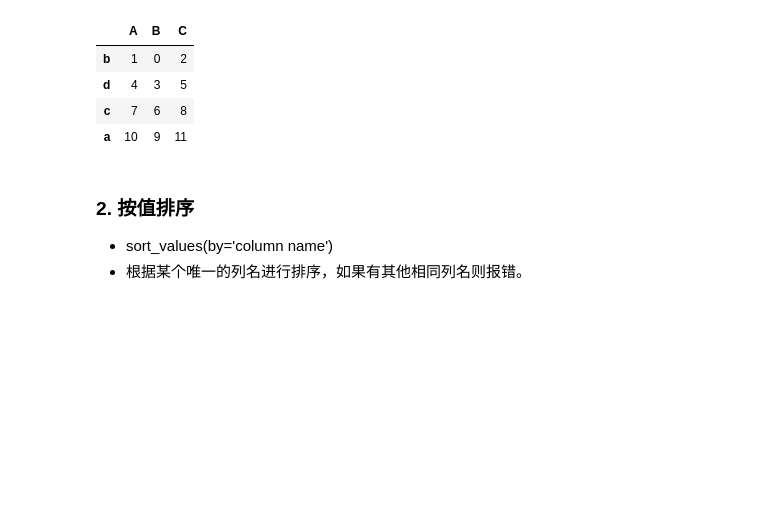
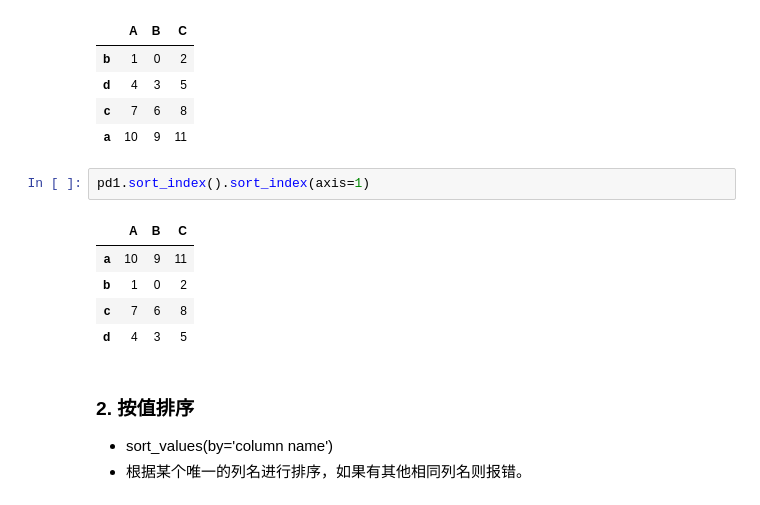
Before and after one commit to ruiliulin/liuliu, a Jupyter notebook: Data analysis/Pandas/lesson_4 (54 - 60).ipynb, the cells around one changed output. Drawn from its saved outputs; the diff is of its cells as text; blank space fills up the shorter version.

```diff
--- a/Data analysis/Pandas/lesson_4 (54 - 60).ipynb
+++ b/Data analysis/Pandas/lesson_4 (54 - 60).ipynb
@@ -327,6 +327,14 @@ pd1.sort_index(axis=1)
 | d | 4 | 3 | 5 |
 | c | 7 | 6 | 8 |
 | a | 10 | 9 | 11 |
+# %%
+pd1.sort_index().sort_index(axis=1)
+# %% [output]
+|  | A | B | C |
+| a | 10 | 9 | 11 |
+| b | 1 | 0 | 2 |
+| c | 7 | 6 | 8 |
+| d | 4 | 3 | 5 |
 # %% [markdown]
 ### 2. 按值排序
 - sort_values(by='column name')
```
Also changed, not shown: parts of 8 cells of this notebook, 3 other files.
